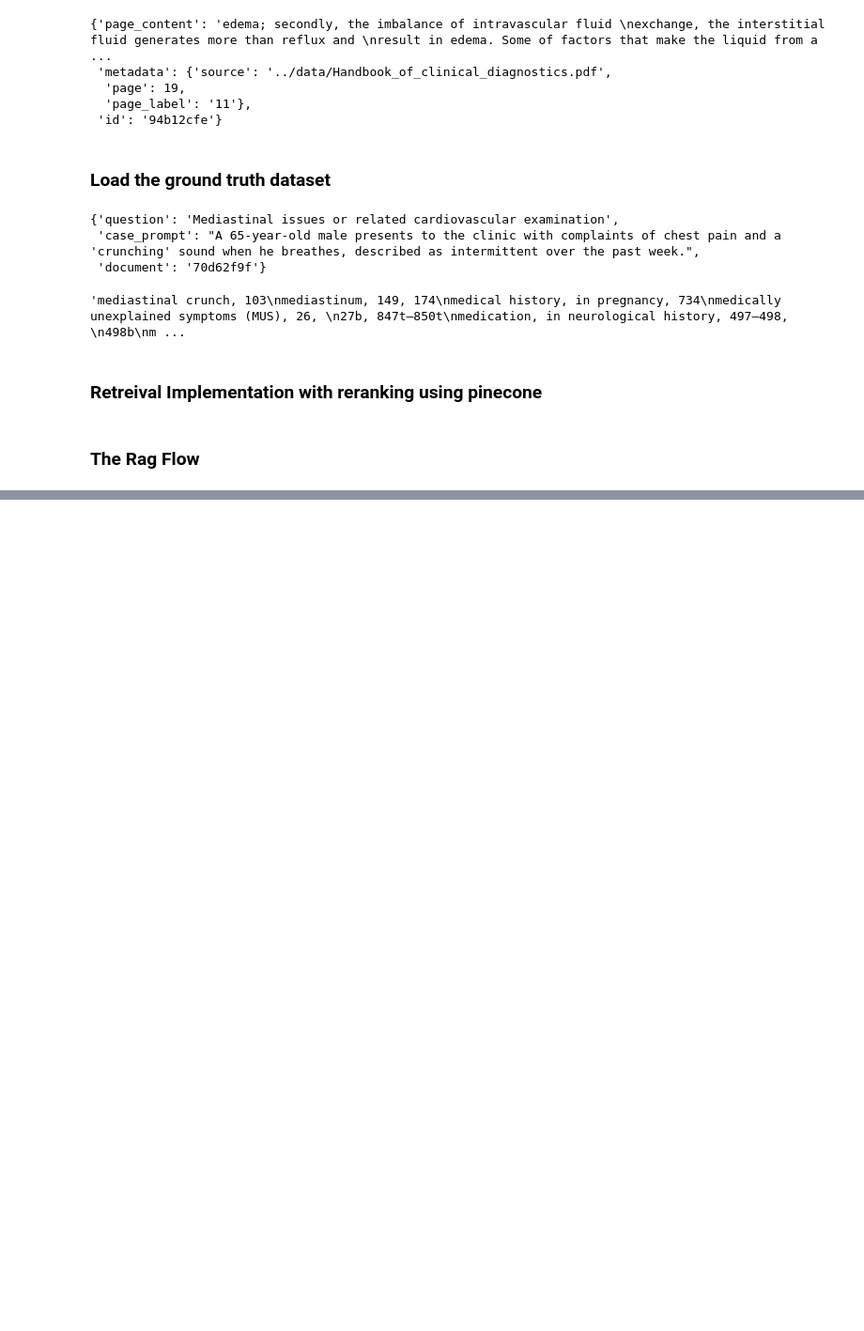
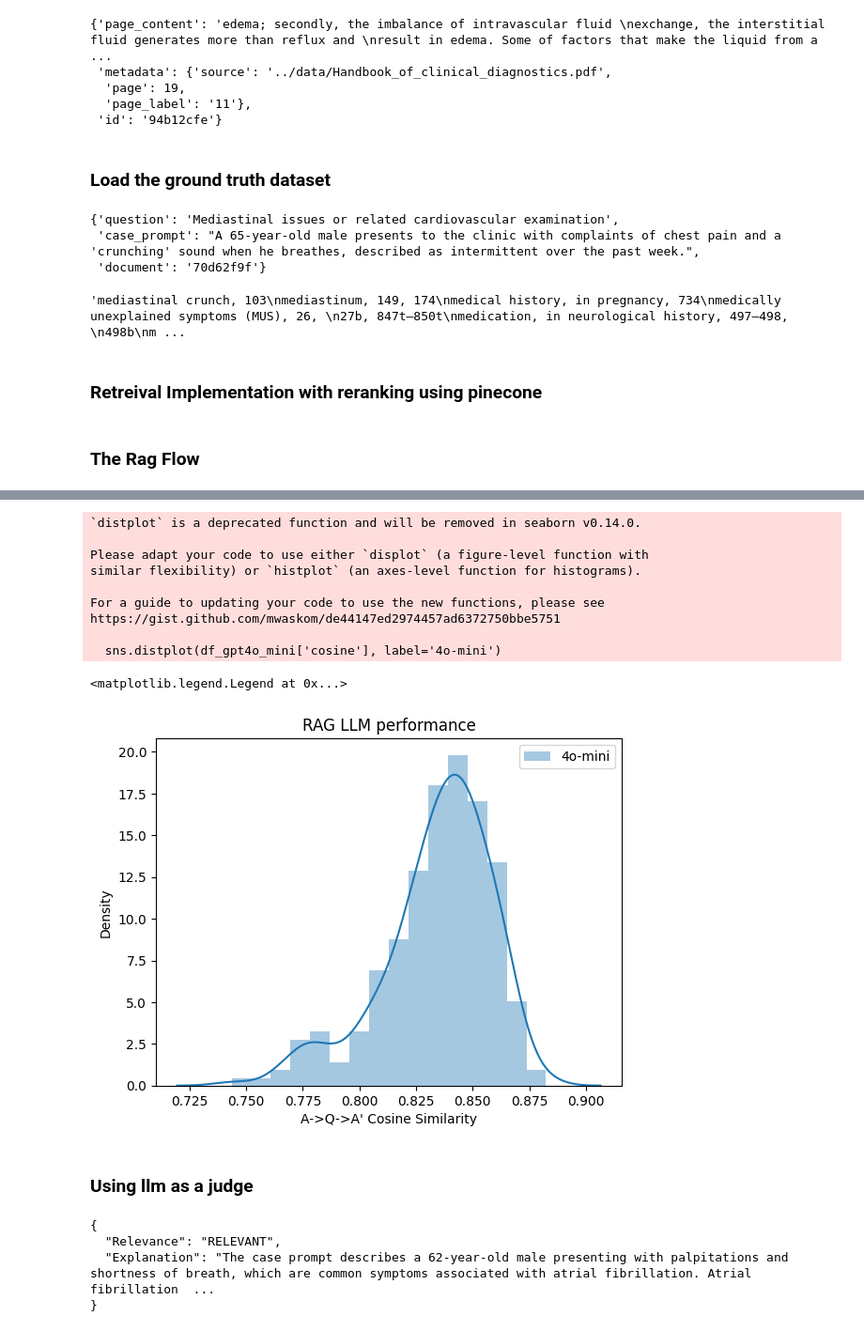
Before and after one commit to Tobai24/MedMentor, a Jupyter notebook: notebook/evaluation/offline_rag_evaluation.ipynb, the cells around one changed output, grey strips where cells are left out. Shown at 94% size. Drawn from its saved outputs; the diff is of its cells as text; code cells hidden in the pictures; blank space fills up the shorter version.

Commit message:
complete evaluation (rag)

```diff
--- a/notebook/evaluation/offline_rag_evaluation.ipynb
+++ b/notebook/evaluation/offline_rag_evaluation.ipynb
@@ -98,0 +215,20 @@ def rerank_documents(query, retrieved_docs):
+# %%
+def compute_similarity(record):
+    answer_orig = record['answer_orig']
+    answer_llm = record['answer_llm']
+
+    v_llm = np.array(get_query_embeddings(answer_llm))
+    v_orig = np.array(get_query_embeddings(answer_orig))
+
+    return  np.dot(v_llm, v_orig)
+# %%
+similarity = []
+
+for record in tqdm(df_gpt4o_mini):
+    sim = compute_similarity(record)
+    similarity.append(sim)
+# %%
+df_gpt4o_mini = pd.DataFrame(df_gpt4o_mini)
+
+df_gpt4o_mini['cosine'] = list(similarity)
+df_gpt4o_mini['cosine'].describe()
@@ -98,0 +245,22 @@ def rerank_documents(query, retrieved_docs):
+# %%
+df_gpt4o_mini = pd.DataFrame(df_gpt4o_mini)
+# %%
+sns.distplot(df_gpt4o_mini['cosine'], label='4o-mini')
+
+plt.title("RAG LLM performance")
+plt.xlabel("A->Q->A' Cosine Similarity")
+plt.legend()
+# %% [output]
+`distplot` is a deprecated function and will be removed in seaborn v0.14.0.
+
+Please adapt your code to use either `displot` (a figure-level function with
+similar flexibility) or `histplot` (an axes-level function for histograms).
+
+For a guide to updating your code to use the new functions, please see
+https://gist.github.com/mwaskom/de44147ed2974457ad6372750bbe5751
+
+  sns.distplot(df_gpt4o_mini['cosine'], label='4o-mini')
+<matplotlib.legend.Legend at 0x...>
+[figure, added]
+# %% [markdown]
+### Using llm as a judge
@@ -98,0 +306,15 @@ def rerank_documents(query, retrieved_docs):
+# %%
+# debugging
+
+for i, record in enumerate(tqdm(df_gpt4o_mini[1:2])):
+    # input = record[i]["answer_orig"]\
+    system = record["question"]
+    output = record["answer_llm"]
+    prompt = build_prompt(output, system)
+    evaluation = llm(prompt, model='gpt-4o-mini')
+    print(evaluation)
+# %% [output]
+{
+  "Relevance": "RELEVANT",
+  "Explanation": "The case prompt describes a 62-year-old male presenting with palpitations and shortness of breath, which are common symptoms associated with atrial fibrillation. Atrial fibrillation  ...
+}
```
Also changed, not shown: parts of 21 cells of this notebook, 2 other files.
